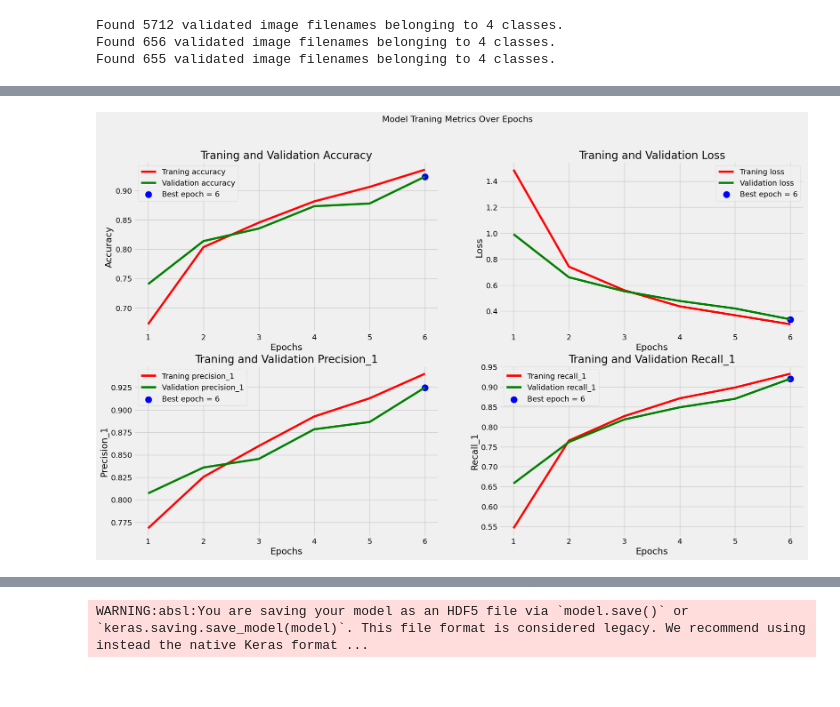
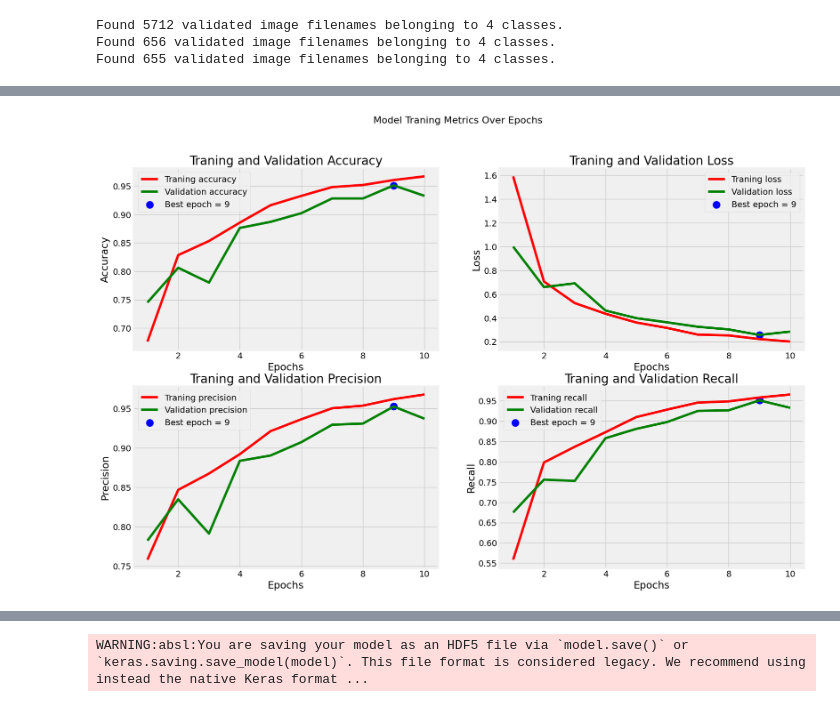
Before and after one commit to desantamaria/Brain-Tumor-Classification, a Jupyter notebook: Brain_Tumor_Classification.ipynb, the cells around one changed output, grey strips where cells are left out. Drawn from its saved outputs; the diff is of its cells as text; code cells hidden in the pictures.

Commit message:
Improve CNN_Model to 95% accuracy

```diff
--- a/Brain_Tumor_Classification.ipynb
+++ b/Brain_Tumor_Classification.ipynb
@@ -498,10 +499,14 @@ Model: "sequential_1"
  Total params: 4,775,620 (18.22 MB)
  Trainable params: 4,775,620 (18.22 MB)
  Non-trainable params: 0 (0.00 B)
+# %%
+reduce_lr = ReduceLROnPlateau(monitor='val_loss', factor=0.2,
+                              patience=5, min_lr=0.001)
 # %%
 history = cnn_model.fit(
     tr_gen,
-    epochs=6,
-    validation_data=valid_gen
+    epochs=10,
+    validation_data=valid_gen,
+    callbacks=[reduce_lr]
 )
 # %% [output]
@@ -520,6 +533,6 @@ Epoch 6/6
 # %%
 # Getting training and validation metrics from history
-metrics = ['accuracy', 'loss', 'precision_1', 'recall_1']
+metrics = ['accuracy', 'loss', 'precision', 'recall']
 tr_metrics = {m: history.history[m] for m in metrics}
 val_metrics = {m: history.history[f'val_{m}'] for m in metrics}
 
@@ -528,34 +541,34 @@ best_epochs = {}
 best_values = {}
 for m in metrics:
   if m == 'loss':
     idx = np.argmin(val_metrics[m])
   else:
     idx = np.argmax(val_metrics[m])
   best_epochs[m] = idx + 1
   best_values[m] = val_metrics[m][idx]
 
 # Plot metrics
 plt.figure(figsize=(20, 12))
 plt.style.use('fivethirtyeight')
 
 for i, metric in enumerate(metrics, 1):
   plt.subplot(2, 2, i)
   epochs = range(1, len(tr_metrics[metric]) + 1)
 
   plt.plot(epochs, tr_metrics[metric], 'r', label=f'Traning {metric}')
   plt.plot(epochs, val_metrics[metric], 'g', label=f'Validation {metric}')
   plt.scatter(best_epochs[metric], best_values[metric], s=150, c='blue',
               label=f'Best epoch = {best_epochs[metric]}')
   plt.title(f'Traning and Validation {metric.title()}')
   plt.xlabel('Epochs')
   plt.ylabel(metric.title())
   plt.legend()
   plt.grid(True)
 
 plt.suptitle('Model Traning Metrics Over Epochs', fontsize=16)
 plt.show()
 # %% [output]
-[figure, old version]
+[figure, new version]
 # %%
 train_score =  cnn_model.evaluate(tr_gen, verbose=1)
 valid_score = cnn_model.evaluate(valid_gen, verbose=1)
```
Also changed, not shown: parts of 14 cells of this notebook.
